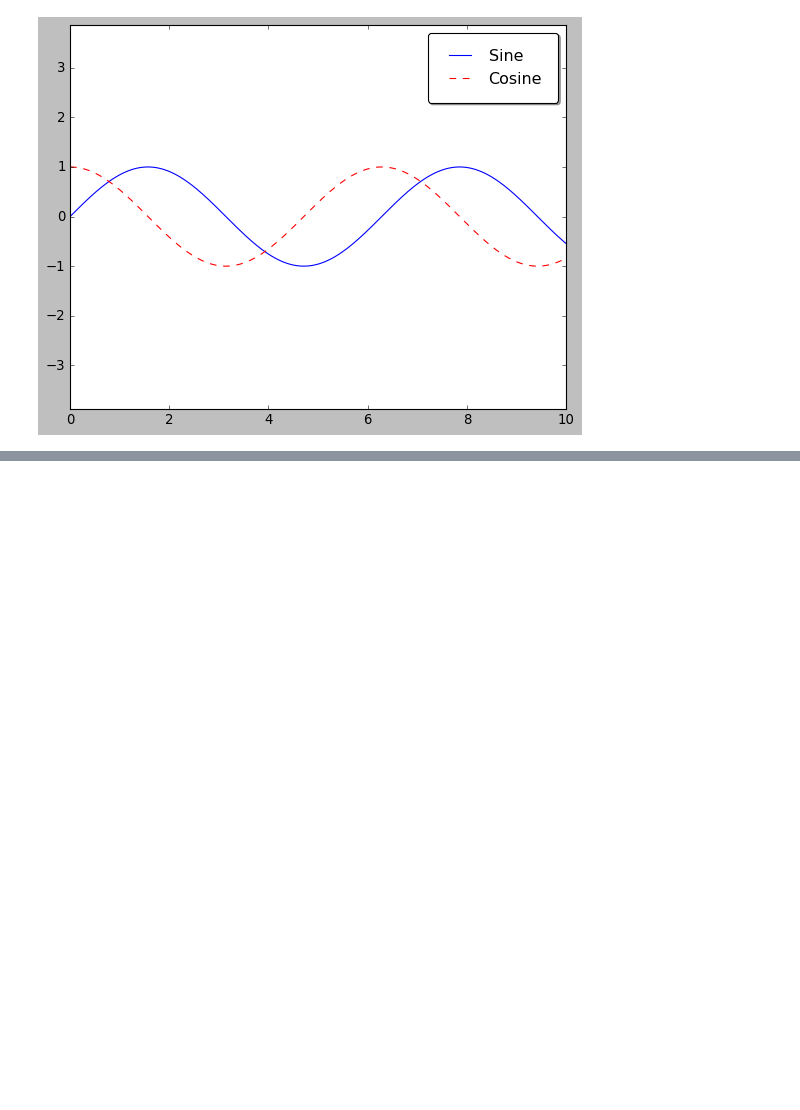
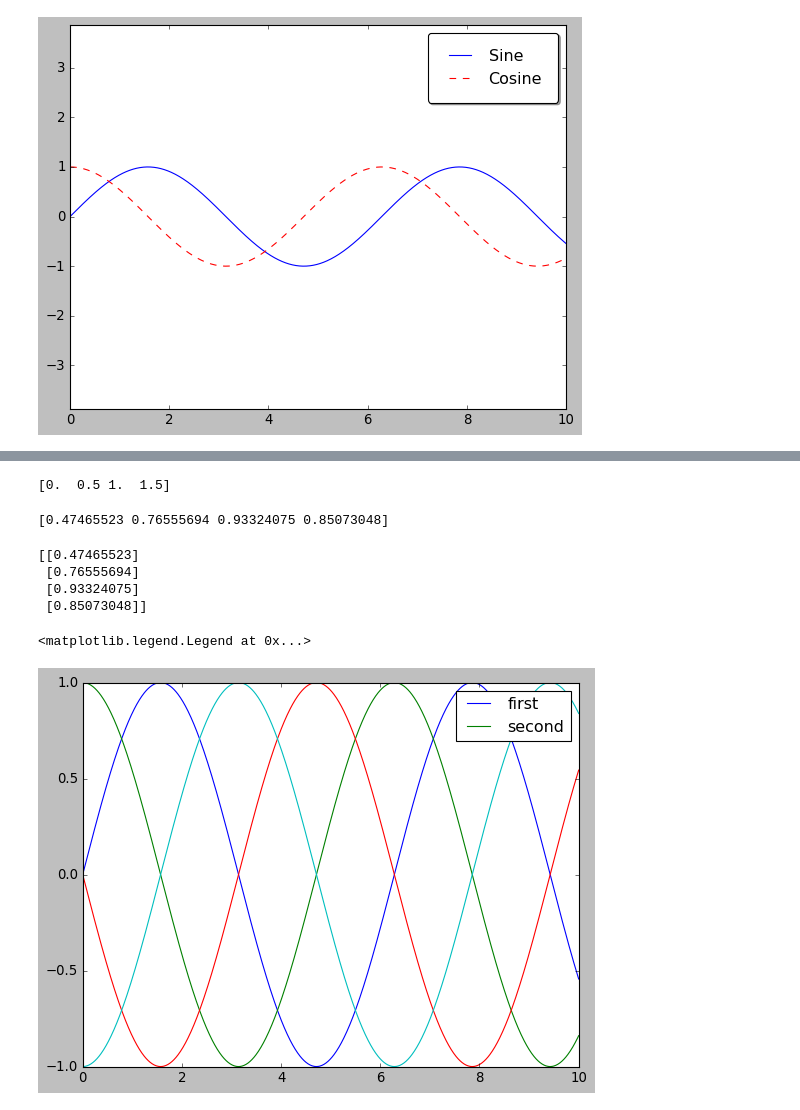
Before and after one commit to salma-shaik/viz-mpl-jvp, a Jupyter notebook: customizing_plot_legends.ipynb, the cells around one changed output, grey strips where cells are left out. Saved outputs shown, nothing was run; the diff lists cells and outputs as text; code cells hidden in the pictures; blank space fills up the shorter version.

```diff
--- a/customizing_plot_legends.ipynb
+++ b/customizing_plot_legends.ipynb
@@ -31,0 +138,24 @@ fig
+# %%
+print(np.arange(0, 2, 0.5))
+# %% [output]
+[0.  0.5 1.  1.5]
+# %%
+x1 = np.random.rand(4)
+print(x1)
+# %% [output]
+[0.47465523 0.76555694 0.93324075 0.85073048]
+# %%
+print(x1[:, np.newaxis])
+# %% [output]
+[[0.47465523]
+ [0.76555694]
+ [0.93324075]
+ [0.85073048]]
+# %%
+y = np.sin(x[:, np.newaxis] + np.pi * np.arange(0, 2, 0.5))
+lines = plt.plot(x, y)
+
+plt.legend(lines[:2], ['first', 'second'])
+# %% [output]
+<matplotlib.legend.Legend at 0x...>
+[figure, added]
```
Also changed, not shown: parts of 12 cells of this notebook, 1 other file.
